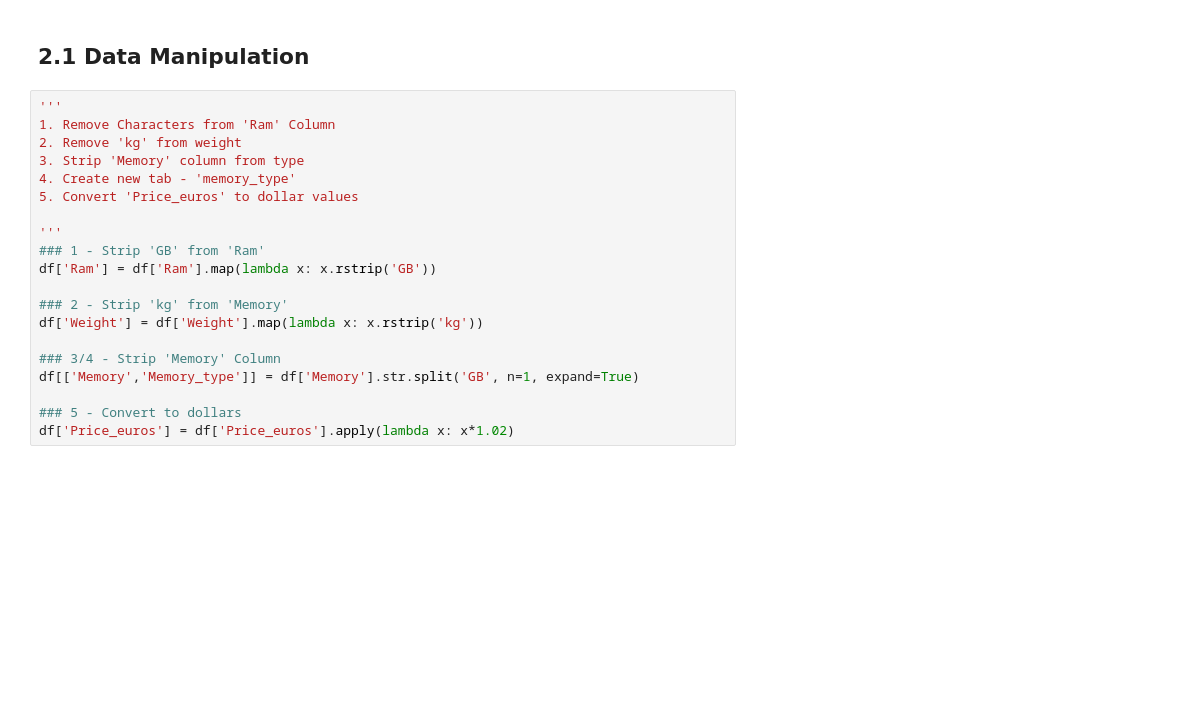
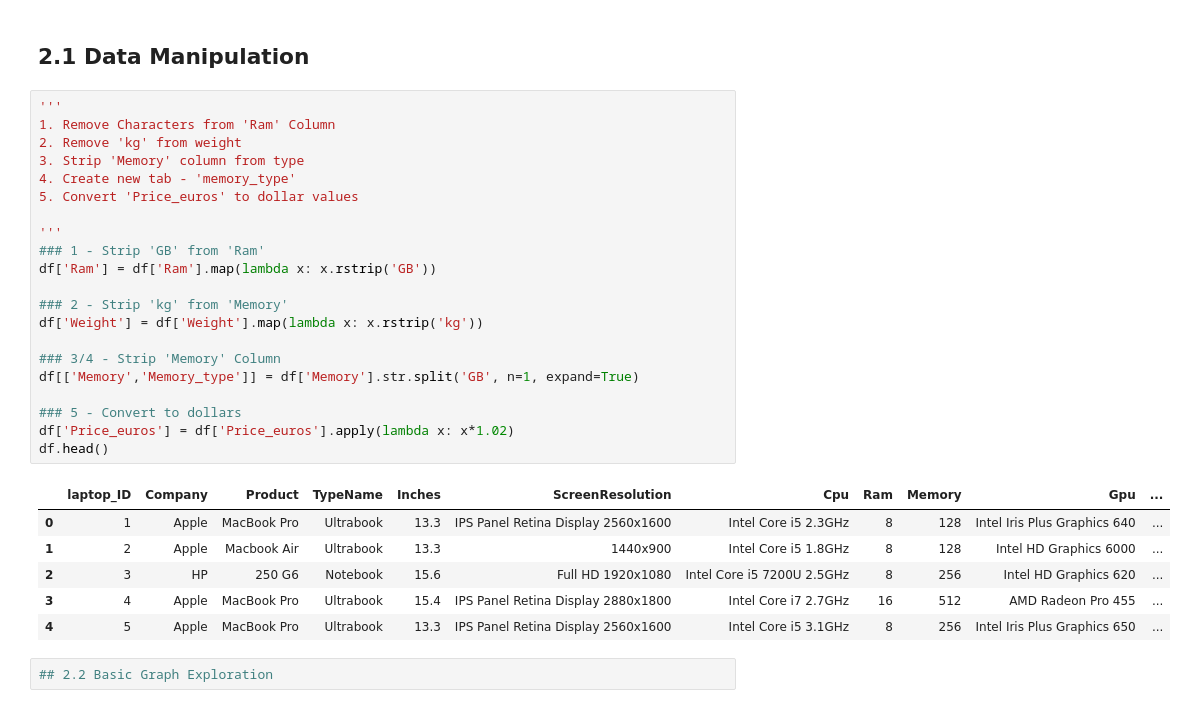
Before and after one commit to Brendan-Molieri/Laptop-Model-Pricing-Evaluation, a Jupyter notebook: Pricing_Analysis.ipynb, the cells around one changed output. Cells and saved outputs as stored; diff of their text form; blank space fills up the shorter version.

```diff
--- a/Pricing_Analysis.ipynb
+++ b/Pricing_Analysis.ipynb
@@ -30,20 +30,30 @@ df.head()
 # %%
 '''
 1. Remove Characters from 'Ram' Column
 2. Remove 'kg' from weight
 3. Strip 'Memory' column from type
 4. Create new tab - 'memory_type'
 5. Convert 'Price_euros' to dollar values
 
 '''
 ### 1 - Strip 'GB' from 'Ram'
 df['Ram'] = df['Ram'].map(lambda x: x.rstrip('GB'))
 
 ### 2 - Strip 'kg' from 'Memory'
 df['Weight'] = df['Weight'].map(lambda x: x.rstrip('kg'))
 
 ### 3/4 - Strip 'Memory' Column
 df[['Memory','Memory_type']] = df['Memory'].str.split('GB', n=1, expand=True)
 
 ### 5 - Convert to dollars
 df['Price_euros'] = df['Price_euros'].apply(lambda x: x*1.02)
+df.head()
+# %% [output]
+|  | laptop_ID | Company | Product | TypeName | Inches | ScreenResolution | Cpu | Ram | Memory | Gpu | ... |
+| 0 | 1 | Apple | MacBook Pro | Ultrabook | 13.3 | IPS Panel Retina Display 2560x1600 | Intel Core i5 2.3GHz | 8 | 128 | Intel Iris Plus Graphics 640 | ... |
+| 1 | 2 | Apple | Macbook Air | Ultrabook | 13.3 | 1440x900 | Intel Core i5 1.8GHz | 8 | 128 | Intel HD Graphics 6000 | ... |
+| 2 | 3 | HP | 250 G6 | Notebook | 15.6 | Full HD 1920x1080 | Intel Core i5 7200U 2.5GHz | 8 | 256 | Intel HD Graphics 620 | ... |
+| 3 | 4 | Apple | MacBook Pro | Ultrabook | 15.4 | IPS Panel Retina Display 2880x1800 | Intel Core i7 2.7GHz | 16 | 512 | AMD Radeon Pro 455 | ... |
+| 4 | 5 | Apple | MacBook Pro | Ultrabook | 13.3 | IPS Panel Retina Display 2560x1600 | Intel Core i5 3.1GHz | 8 | 256 | Intel Iris Plus Graphics 650 | ... |
+# %%
+## 2.2 Basic Graph Exploration
```
Also changed, not shown: parts of 2 cells of this notebook.
